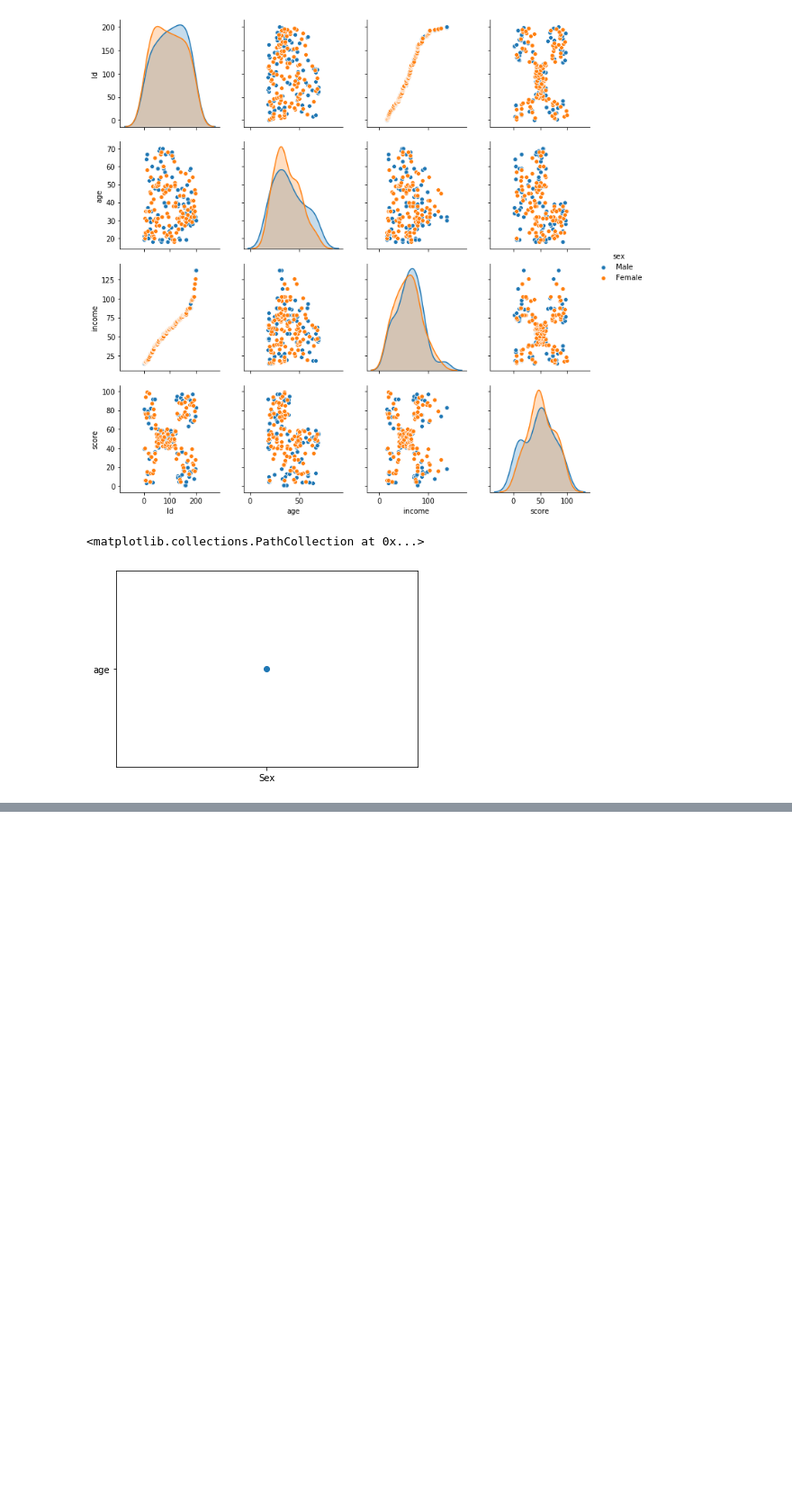
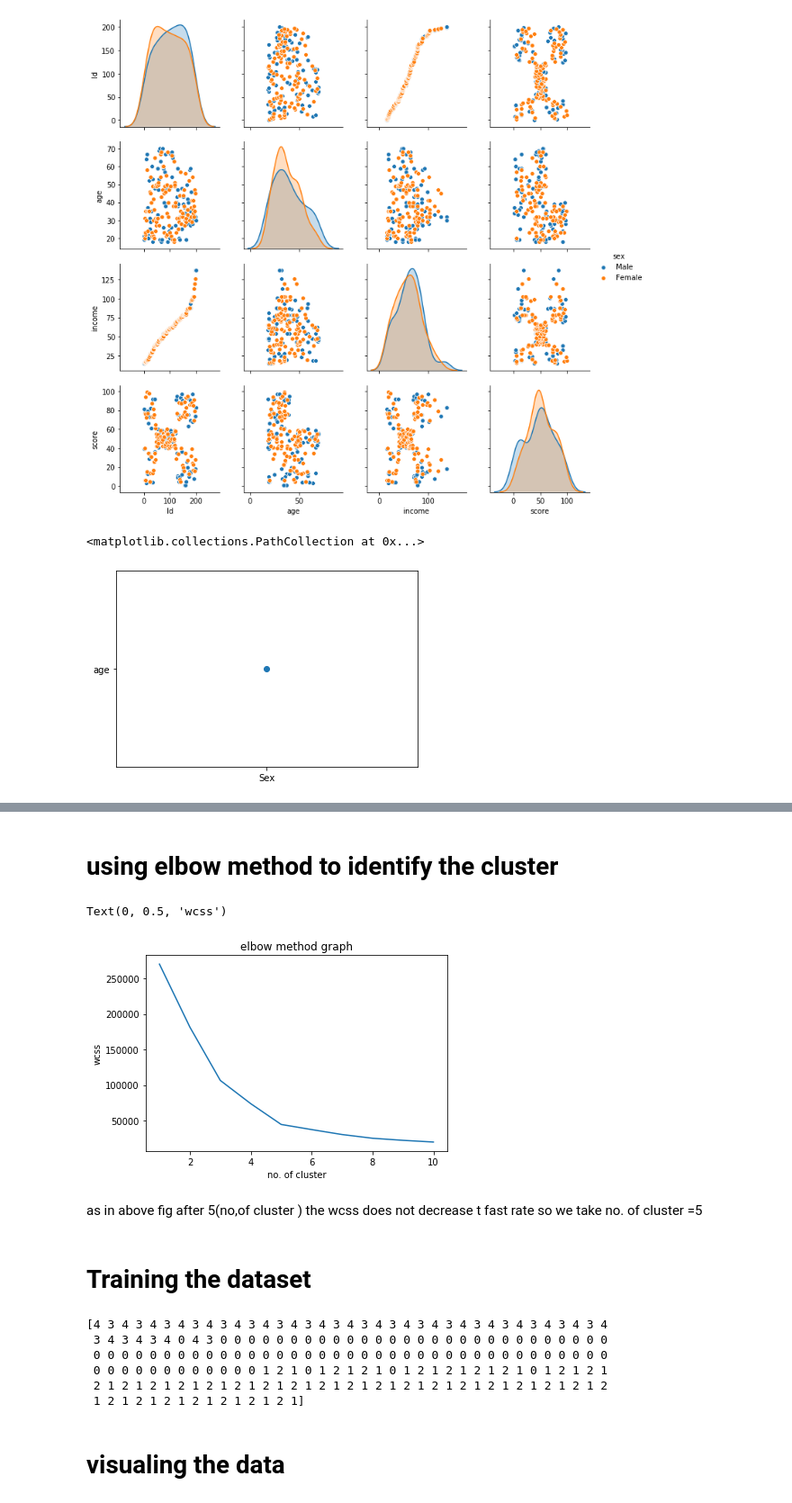
Before and after one commit to rishabhs-s/Python_ML_course_udemy, a Jupyter notebook: 4.) Clustering algo/K-means/K-means.ipynb, the cells around one changed output, grey strips where cells are left out. Shown: that part at 90% size. Cells and saved outputs as stored; diff of their text form; code cells hidden in the pictures; blank space fills up the shorter version.

Commit message:
k-means implementation

```diff
--- a/4.) Clustering algo/K-means/K-means.ipynb
+++ b/4.) Clustering algo/K-means/K-means.ipynb
@@ -149,0 +113,2 @@ plt.scatter(x="Sex",y="age")
+# %%
+X=data.iloc[:,3:].values
@@ -149,0 +135,20 @@ plt.scatter(x="Sex",y="age")
+# %% [markdown]
+# using elbow method to identify the cluster
+# %%
+from sklearn.cluster import KMeans
+wcss=[]
+for i in range(1,11):
+    kmeans=KMeans(n_clusters=i,init='k-means++')
+    kmeans.fit(X)
+    wcss.append(kmeans.inertia_)
+plt.plot(range(1,11),wcss)
+plt.title("elbow method graph")
+plt.xlabel("no. of cluster")
+plt.ylabel("wcss")
+# %% [output]
+Text(0, 0.5, 'wcss')
+[figure, added]
+# %% [markdown]
+as in above fig after 5(no,of cluster ) the wcss does not decrease t fast rate so we take no. of cluster =5
+# %% [markdown]
+# Training the dataset
@@ -149,0 +158,11 @@ plt.scatter(x="Sex",y="age")
+# %%
+print(y)
+# %% [output]
+[4 3 4 3 4 3 4 3 4 3 4 3 4 3 4 3 4 3 4 3 4 3 4 3 4 3 4 3 4 3 4 3 4 3 4 3 4
+ 3 4 3 4 3 4 0 4 3 0 0 0 0 0 0 0 0 0 0 0 0 0 0 0 0 0 0 0 0 0 0 0 0 0 0 0 0
+ 0 0 0 0 0 0 0 0 0 0 0 0 0 0 0 0 0 0 0 0 0 0 0 0 0 0 0 0 0 0 0 0 0 0 0 0 0
+ 0 0 0 0 0 0 0 0 0 0 0 0 1 2 1 0 1 2 1 2 1 0 1 2 1 2 1 2 1 2 1 0 1 2 1 2 1
+ 2 1 2 1 2 1 2 1 2 1 2 1 2 1 2 1 2 1 2 1 2 1 2 1 2 1 2 1 2 1 2 1 2 1 2 1 2
+ 1 2 1 2 1 2 1 2 1 2 1 2 1 2 1]
+# %% [markdown]
+# visualing the data
```
Also changed, not shown: parts of 7 cells of this notebook.
